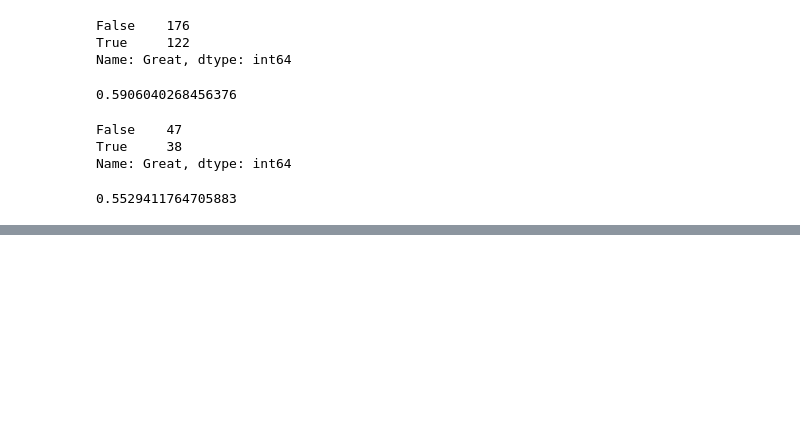
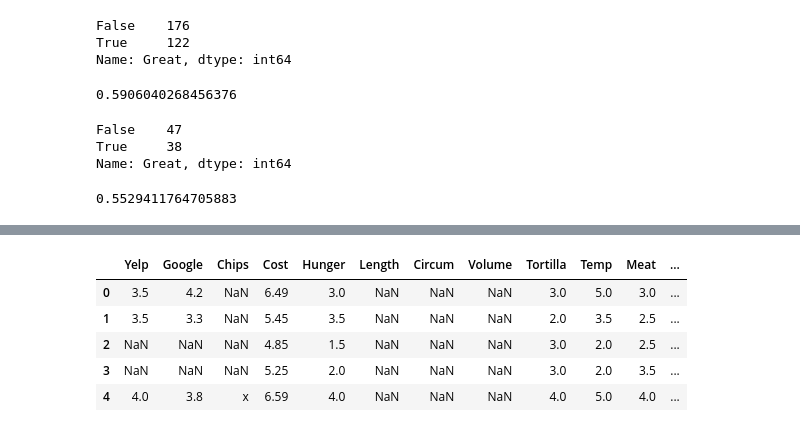
Before and after one commit to bloominstituteoftechnology/DS-Unit-2-Linear-Models, a Jupyter notebook: module4-logistic-regression/LS_DS_214_assignment.ipynb, the cells around one changed output, grey strips where cells are left out. Saved outputs shown, nothing was run; the diff lists cells and outputs as text; code cells hidden in the pictures; blank space fills up the shorter version.

```diff
--- a/module4-logistic-regression/LS_DS_214_assignment.ipynb
+++ b/module4-logistic-regression/LS_DS_214_assignment.ipynb
@@ -142,0 +156,10 @@ b[0]/(b[0] + b[1])
+# %%
+features = ['Yelp',	'Google',	'Chips', 'Cost',	'Hunger',	'Length',	'Circum',	'Volume',	'Tortilla',	'Temp',	'Meat',	'Fillings',	'Meat:filling',	'Uniformity',	'Salsa',	'Synergy',	'Wrap',	'Unreliable',	'NonSD',	'Beef',	'Pico',	'Guac',	'Cheese',	'Fries',	'Sour cream',	'Pork',	'Chicken',	'Shrimp',	'Fish',	'Rice',	'Beans',	'Lettuce',	'Tomato',	'Bell peper',	'Carrots',	'Cabbage',	'Sauce',	'Salsa.1',	'Cilantro',	'Onion',	'Taquito', 'Pineapple',	'Ham',	'Chile relleno',	'Nopales',	'Lobster',	'Egg',	'Mushroom',	'Bacon',	'Sushi',	'Avocado',	'Corn',	'Zucchini']
+train[features].head()
+# %% [output]
+|  | Yelp | Google | Chips | Cost | Hunger | Length | Circum | Volume | Tortilla | Temp | Meat | ... |
+| 0 | 3.5 | 4.2 | NaN | 6.49 | 3.0 | NaN | NaN | NaN | 3.0 | 5.0 | 3.0 | ... |
+| 1 | 3.5 | 3.3 | NaN | 5.45 | 3.5 | NaN | NaN | NaN | 2.0 | 3.5 | 2.5 | ... |
+| 2 | NaN | NaN | NaN | 4.85 | 1.5 | NaN | NaN | NaN | 3.0 | 2.0 | 2.5 | ... |
+| 3 | NaN | NaN | NaN | 5.25 | 2.0 | NaN | NaN | NaN | 3.0 | 2.0 | 3.5 | ... |
+| 4 | 4.0 | 3.8 | x | 6.59 | 4.0 | NaN | NaN | NaN | 4.0 | 5.0 | 4.0 | ... |
```
Also changed, not shown: parts of 13 cells of this notebook.
